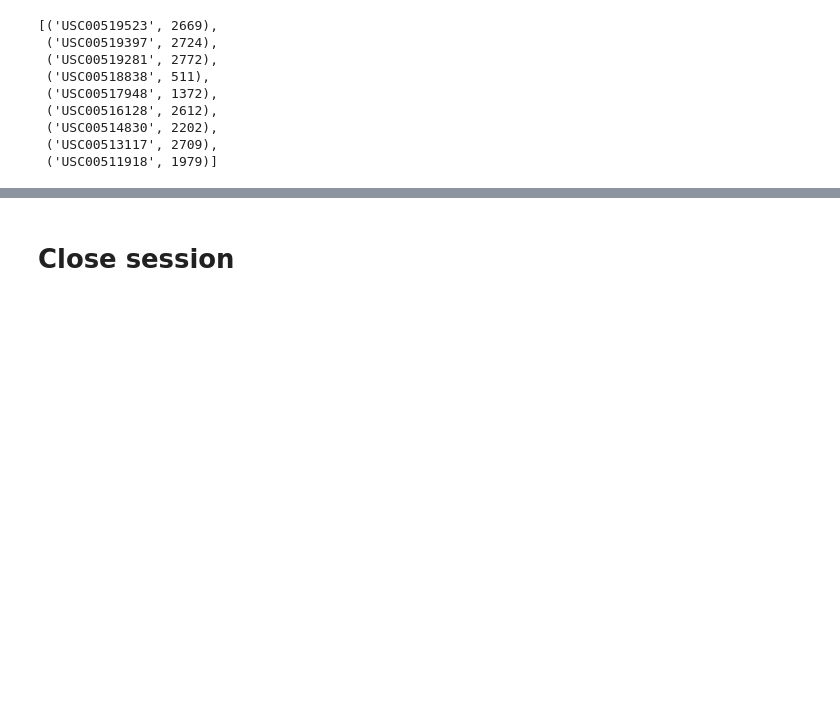
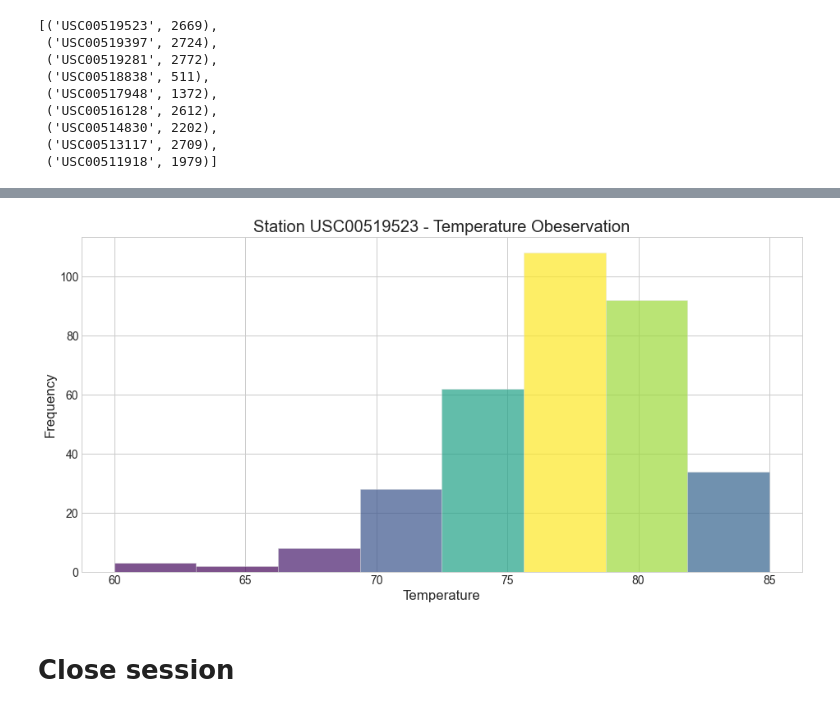
Before and after one commit to naydeenmonzon/sqlalchemy-challenge, a Jupyter notebook: climate_starter.ipynb, the cells around one changed output, grey strips where cells are left out. Cells and saved outputs as stored; diff of their text form; code cells hidden in the pictures; blank space fills up the shorter version.

```diff
--- a/climate_starter.ipynb
+++ b/climate_starter.ipynb
@@ -210,0 +241,5 @@ station_count
+# %%
+USC00519523 = session.query(measurement.date, measurement.tobs).\
+    filter(measurement.station == 'USC00519523').\
+    filter(measurement.date >= year_old).all()
+USC00519523
@@ -211,3 +264,21 @@ station_count
+# %%
+USC00519523_df = pd.DataFrame(USC00519523)
+# %%
+plt.figure(figsize=(14,7))
+plt.style.use('seaborn-whitegrid')
+
+n, bins, patches = plt.hist(USC00519523_df['tobs'], bins=8, facecolor='#2ab0ff', edgecolor='#e0e0e0', linewidth=0.5, alpha=0.7)
+
+n = n.astype('int')
+for i in range(len(patches)):
+    patches[i].set_facecolor(plt.cm.viridis(n[i]/max(n)))
+
+plt.title('Station USC00519523 - Temperature Obeservation')
+plt.ylabel('Frequency')
+plt.xlabel('Temperature')
+plt.show()
+# %% [output]
+[figure, added]
 # %% [markdown]
 # Close session
 # %%
```
Also changed, not shown: parts of 48 cells of this notebook.
